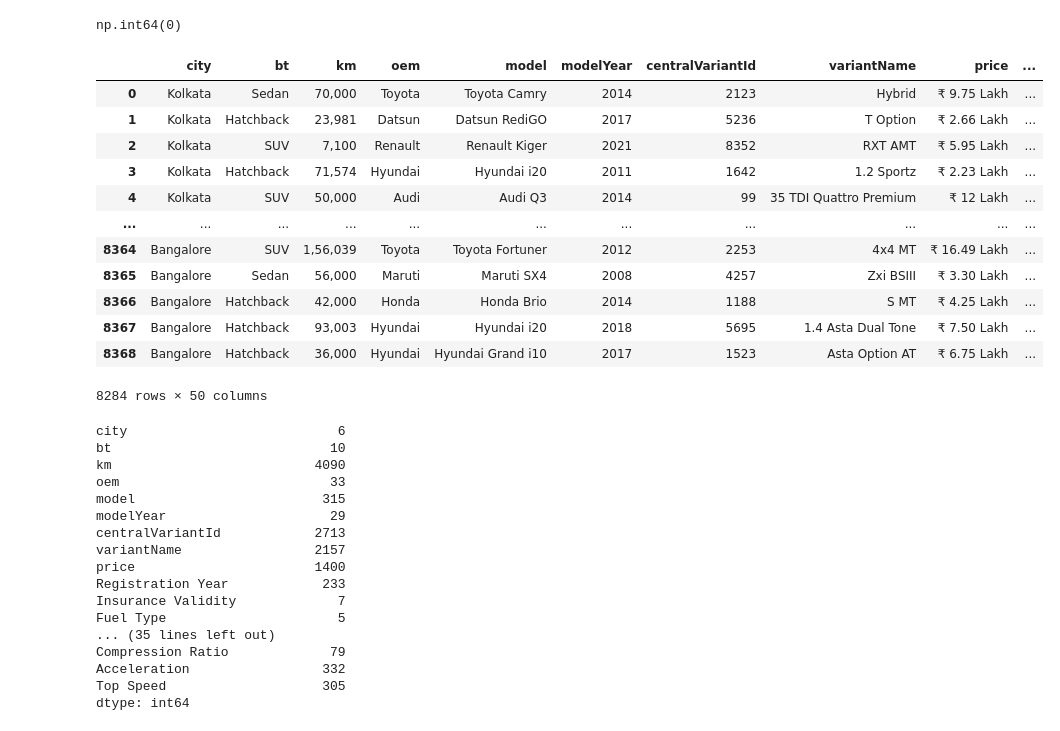
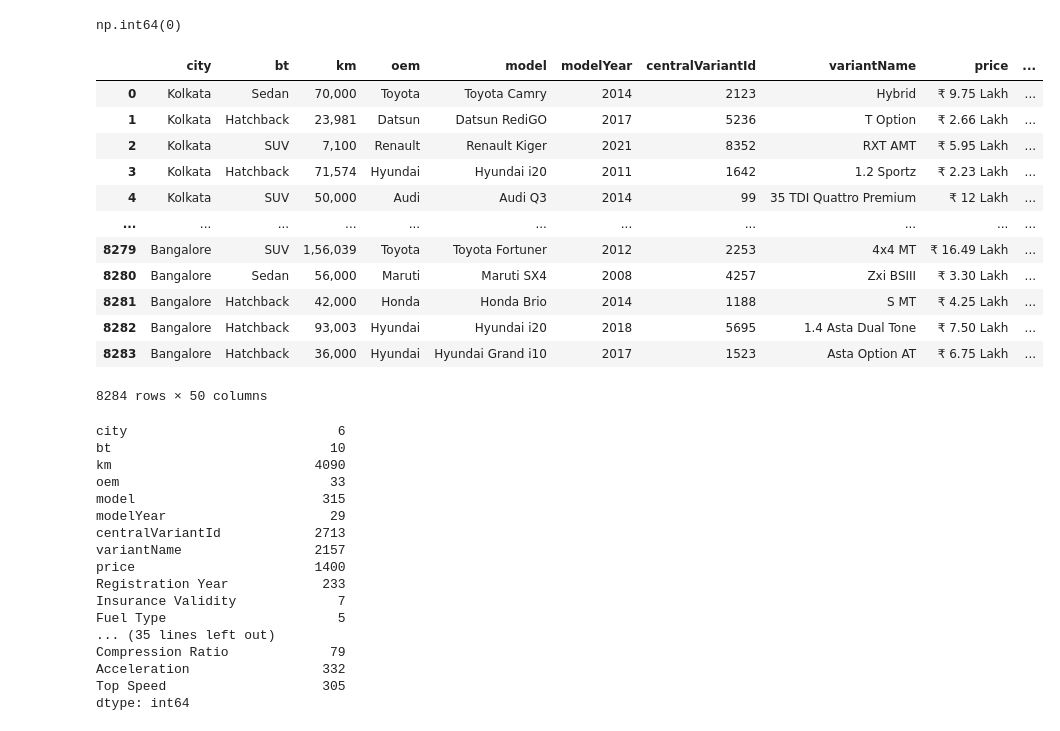
Before and after one commit to AravindhKumarA9/Car_dheko, a Jupyter notebook: car_dheko.ipynb, the cells around one changed output. Saved outputs shown, nothing was run; the diff lists cells and outputs as text; code cells hidden in the pictures.

Commit message:
ML model Finished.

```diff
--- a/car_dheko.ipynb
+++ b/car_dheko.ipynb
@@ -362,22 +366,25 @@ Final = car_details_cleaned.drop_duplicates()
 Final.duplicated().sum()
 # %% [output]
 np.int64(0)
-# %%
-Final
-# %% [output]
-|  | city | bt | km | oem | model | modelYear | centralVariantId | variantName | price | ... |
-| 0 | Kolkata | Sedan | 70,000 | Toyota | Toyota Camry | 2014 | 2123 | Hybrid | ₹ 9.75 Lakh | ... |
-| 1 | Kolkata | Hatchback | 23,981 | Datsun | Datsun RediGO | 2017 | 5236 | T Option | ₹ 2.66 Lakh | ... |
-| 2 | Kolkata | SUV | 7,100 | Renault | Renault Kiger | 2021 | 8352 | RXT AMT | ₹ 5.95 Lakh | ... |
-| 3 | Kolkata | Hatchback | 71,574 | Hyundai | Hyundai i20 | 2011 | 1642 | 1.2 Sportz | ₹ 2.23 Lakh | ... |
-| 4 | Kolkata | SUV | 50,000 | Audi | Audi Q3 | 2014 | 99 | 35 TDI Quattro Premium | ₹ 12 Lakh | ... |
-| ... | ... | ... | ... | ... | ... | ... | ... | ... | ... | ... |
-| 8364 | Bangalore | SUV | 1,56,039 | Toyota | Toyota Fortuner | 2012 | 2253 | 4x4 MT | ₹ 16.49 Lakh | ... |
-| 8365 | Bangalore | Sedan | 56,000 | Maruti | Maruti SX4 | 2008 | 4257 | Zxi BSIII | ₹ 3.30 Lakh | ... |
-| 8366 | Bangalore | Hatchback | 42,000 | Honda | Honda Brio | 2014 | 1188 | S MT | ₹ 4.25 Lakh | ... |
-| 8367 | Bangalore | Hatchback | 93,003 | Hyundai | Hyundai i20 | 2018 | 5695 | 1.4 Asta Dual Tone | ₹ 7.50 Lakh | ... |
-| 8368 | Bangalore | Hatchback | 36,000 | Hyundai | Hyundai Grand i10 | 2017 | 1523 | Asta Option AT | ₹ 6.75 Lakh | ... |
-8284 rows × 50 columns
+# %%
+# I deleted duplicated 85 values so reset_index inclination.
+Final.reset_index(drop=True, inplace=True)
+
+Final
+# %% [output]
+|  | city | bt | km | oem | model | modelYear | centralVariantId | variantName | price | ... |
+| 0 | Kolkata | Sedan | 70,000 | Toyota | Toyota Camry | 2014 | 2123 | Hybrid | ₹ 9.75 Lakh | ... |
+| 1 | Kolkata | Hatchback | 23,981 | Datsun | Datsun RediGO | 2017 | 5236 | T Option | ₹ 2.66 Lakh | ... |
+| 2 | Kolkata | SUV | 7,100 | Renault | Renault Kiger | 2021 | 8352 | RXT AMT | ₹ 5.95 Lakh | ... |
+| 3 | Kolkata | Hatchback | 71,574 | Hyundai | Hyundai i20 | 2011 | 1642 | 1.2 Sportz | ₹ 2.23 Lakh | ... |
+| 4 | Kolkata | SUV | 50,000 | Audi | Audi Q3 | 2014 | 99 | 35 TDI Quattro Premium | ₹ 12 Lakh | ... |
+| ... | ... | ... | ... | ... | ... | ... | ... | ... | ... | ... |
+| 8279 | Bangalore | SUV | 1,56,039 | Toyota | Toyota Fortuner | 2012 | 2253 | 4x4 MT | ₹ 16.49 Lakh | ... |
+| 8280 | Bangalore | Sedan | 56,000 | Maruti | Maruti SX4 | 2008 | 4257 | Zxi BSIII | ₹ 3.30 Lakh | ... |
+| 8281 | Bangalore | Hatchback | 42,000 | Honda | Honda Brio | 2014 | 1188 | S MT | ₹ 4.25 Lakh | ... |
+| 8282 | Bangalore | Hatchback | 93,003 | Hyundai | Hyundai i20 | 2018 | 5695 | 1.4 Asta Dual Tone | ₹ 7.50 Lakh | ... |
+| 8283 | Bangalore | Hatchback | 36,000 | Hyundai | Hyundai Grand i10 | 2017 | 1523 | Asta Option AT | ₹ 6.75 Lakh | ... |
+8284 rows × 50 columns
 # %%
 Final.nunique()
 # %% [output]
```
Also changed, not shown: parts of 30 cells of this notebook, 4 other files.
